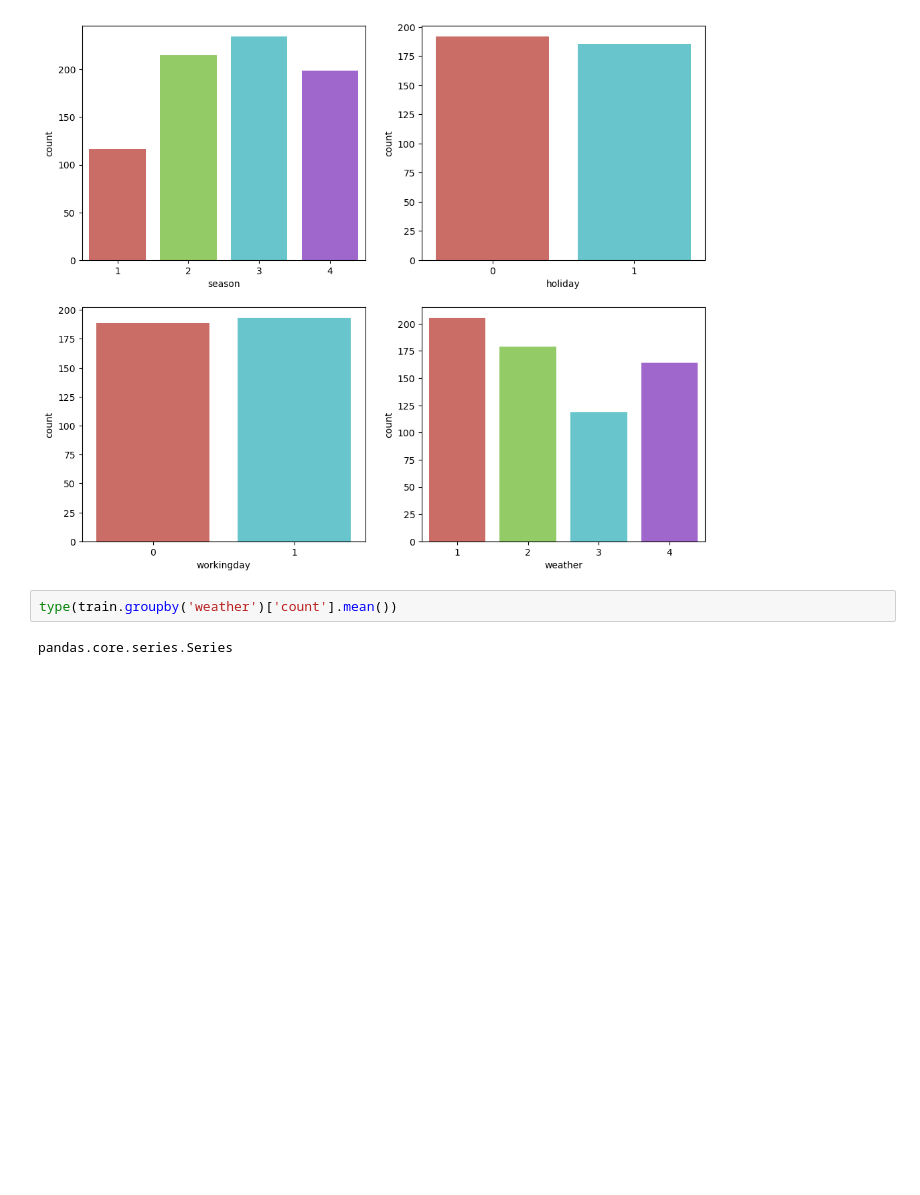
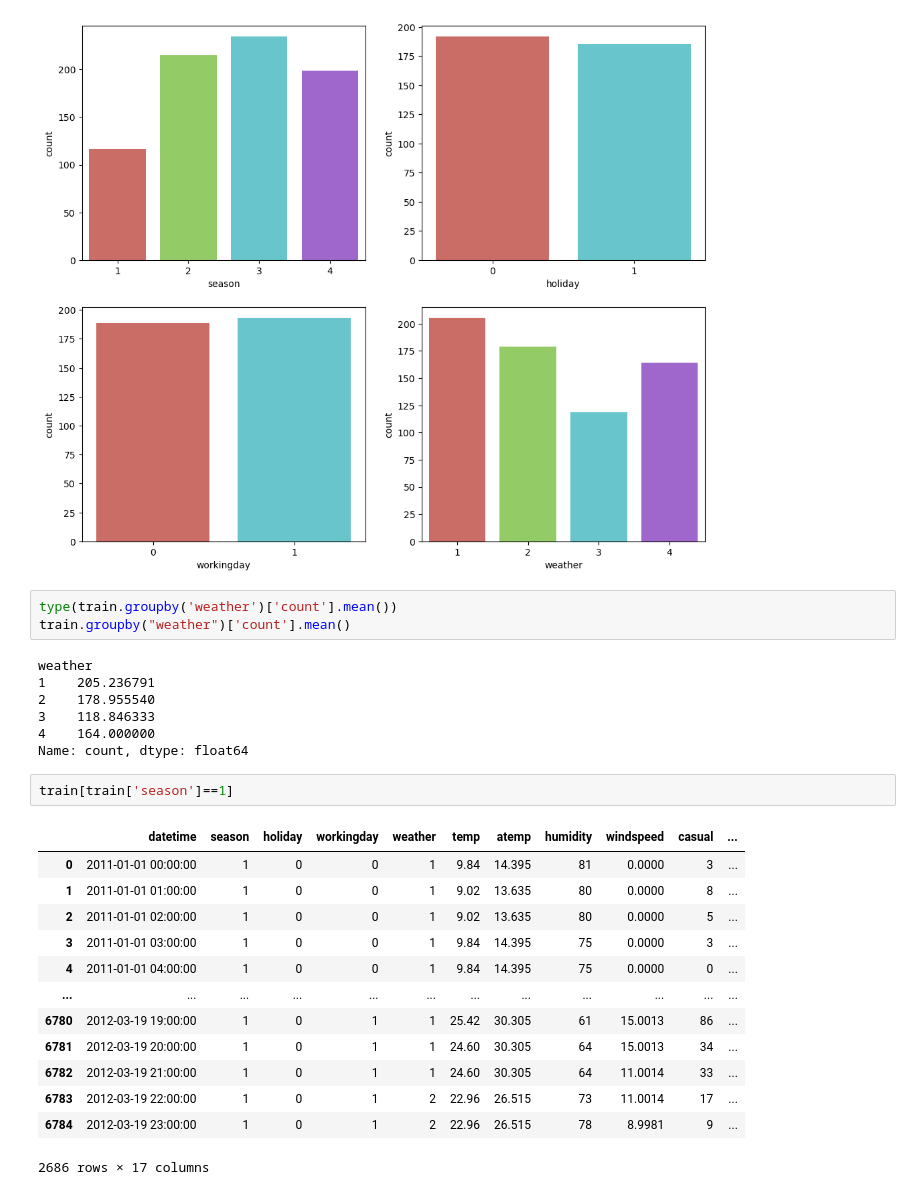
Before and after one commit to Ja-efan/DataScience, a Jupyter notebook: bike_sharing_demand.ipynb, the cells around one changed output. Saved outputs shown, nothing was run; the diff lists cells and outputs as text; blank space fills up the shorter version.

```diff
--- a/bike_sharing_demand.ipynb
+++ b/bike_sharing_demand.ipynb
@@ -194,5 +194,27 @@ ax4 = sns.barplot(x='weather', y='count', data = pd.DataFrame(train.groupby('wea
 [figure]
 # %%
 type(train.groupby('weather')['count'].mean())
+train.groupby("weather")['count'].mean()
 # %% [output]
-pandas.core.series.Series
+weather
+1    205.236791
+2    178.955540
+3    118.846333
+4    164.000000
+Name: count, dtype: float64
+# %%
+train[train['season']==1]
+# %% [output]
+|  | datetime | season | holiday | workingday | weather | temp | atemp | humidity | windspeed | casual | ... |
+| 0 | 2011-01-01 00:00:00 | 1 | 0 | 0 | 1 | 9.84 | 14.395 | 81 | 0.0000 | 3 | ... |
+| 1 | 2011-01-01 01:00:00 | 1 | 0 | 0 | 1 | 9.02 | 13.635 | 80 | 0.0000 | 8 | ... |
+| 2 | 2011-01-01 02:00:00 | 1 | 0 | 0 | 1 | 9.02 | 13.635 | 80 | 0.0000 | 5 | ... |
+| 3 | 2011-01-01 03:00:00 | 1 | 0 | 0 | 1 | 9.84 | 14.395 | 75 | 0.0000 | 3 | ... |
+| 4 | 2011-01-01 04:00:00 | 1 | 0 | 0 | 1 | 9.84 | 14.395 | 75 | 0.0000 | 0 | ... |
+| ... | ... | ... | ... | ... | ... | ... | ... | ... | ... | ... | ... |
+| 6780 | 2012-03-19 19:00:00 | 1 | 0 | 1 | 1 | 25.42 | 30.305 | 61 | 15.0013 | 86 | ... |
+| 6781 | 2012-03-19 20:00:00 | 1 | 0 | 1 | 1 | 24.60 | 30.305 | 64 | 15.0013 | 34 | ... |
+| 6782 | 2012-03-19 21:00:00 | 1 | 0 | 1 | 1 | 24.60 | 30.305 | 64 | 11.0014 | 33 | ... |
+| 6783 | 2012-03-19 22:00:00 | 1 | 0 | 1 | 2 | 22.96 | 26.515 | 73 | 11.0014 | 17 | ... |
+| 6784 | 2012-03-19 23:00:00 | 1 | 0 | 1 | 2 | 22.96 | 26.515 | 78 | 8.9981 | 9 | ... |
+2686 rows × 17 columns
```
Also changed, not shown: parts of 5 cells of this notebook.
